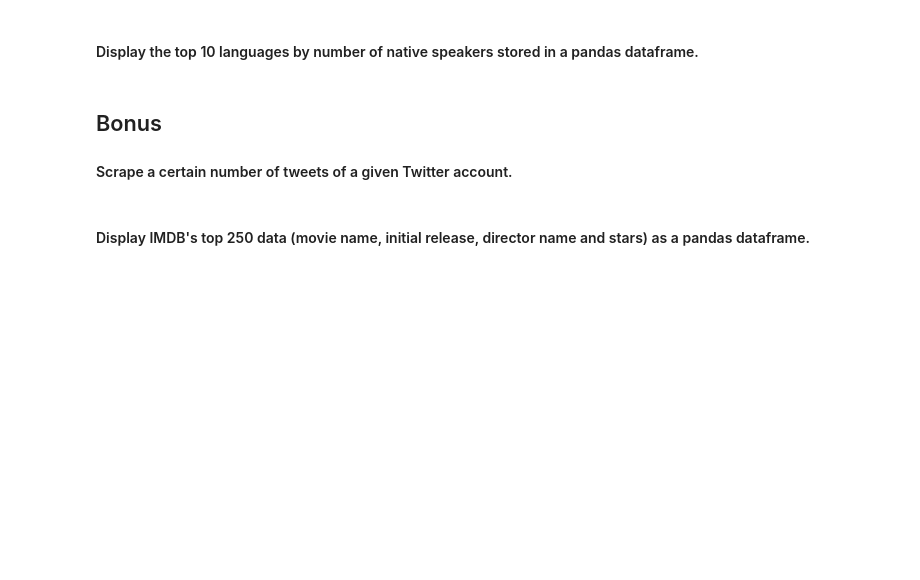
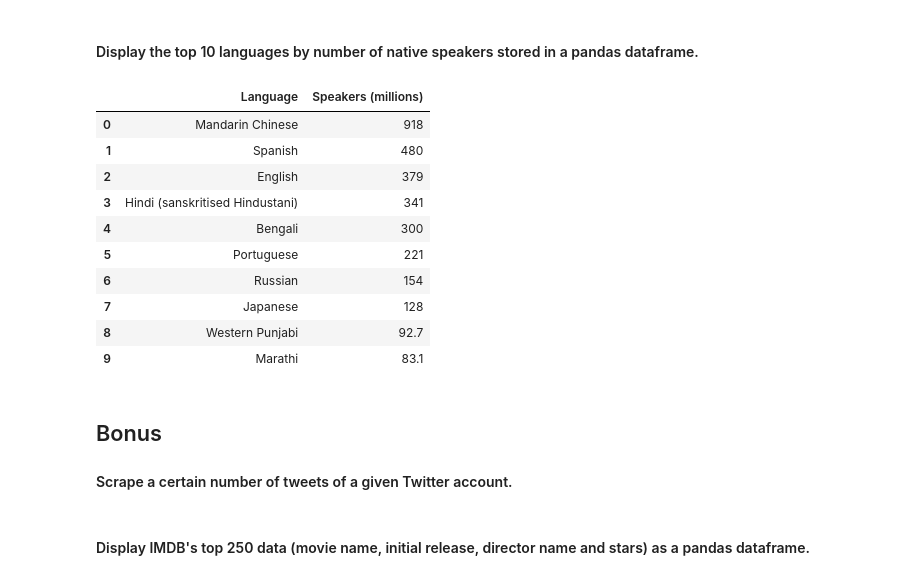
Before and after one commit to ivanrepi/dataptmad1121_labs, a Jupyter notebook: extra-work/m1/lab-web-scraping/your-code/main.ipynb, the cells around one changed output. Cells and saved outputs as stored; diff of their text form; code cells hidden in the pictures; blank space fills up the shorter version.

```diff
--- a/extra-work/m1/lab-web-scraping/your-code/main.ipynb
+++ b/extra-work/m1/lab-web-scraping/your-code/main.ipynb
@@ -330,3 +365,23 @@ url = 'https://en.wikipedia.org/wiki/List_of_languages_by_number_of_native_speak
+# %%
+# This is the url you will scrape in this exercise
+url_12 = 'https://en.wikipedia.org/wiki/List_of_languages_by_number_of_native_speakers'
+soup_12 = BeautifulSoup(requests.get(url_12).text, "lxml")
+top_languages=[language1.text.replace("\n","").replace("[11]","").replace("[12]","").strip() for language1 in soup_12.find_all("td") if language1.a][0:30:3]
+speakers=[speaker.text.replace("\n","").strip() for speaker in soup_12.find_all("td")][4:60:6]
+top_languages_speakers=pd.DataFrame({"Language":top_languages,"Speakers (millions)":speakers})
+top_languages_speakers
+# %% [output]
+|  | Language | Speakers (millions) |
+| 0 | Mandarin Chinese | 918 |
+| 1 | Spanish | 480 |
+| 2 | English | 379 |
+| 3 | Hindi (sanskritised Hindustani) | 341 |
+| 4 | Bengali | 300 |
+| 5 | Portuguese | 221 |
+| 6 | Russian | 154 |
+| 7 | Japanese | 128 |
+| 8 | Western Punjabi | 92.7 |
+| 9 | Marathi | 83.1 |
 # %% [markdown]
 ## Bonus
 #### Scrape a certain number of tweets of a given Twitter account.
```
Also changed, not shown: parts of 10 cells of this notebook.
